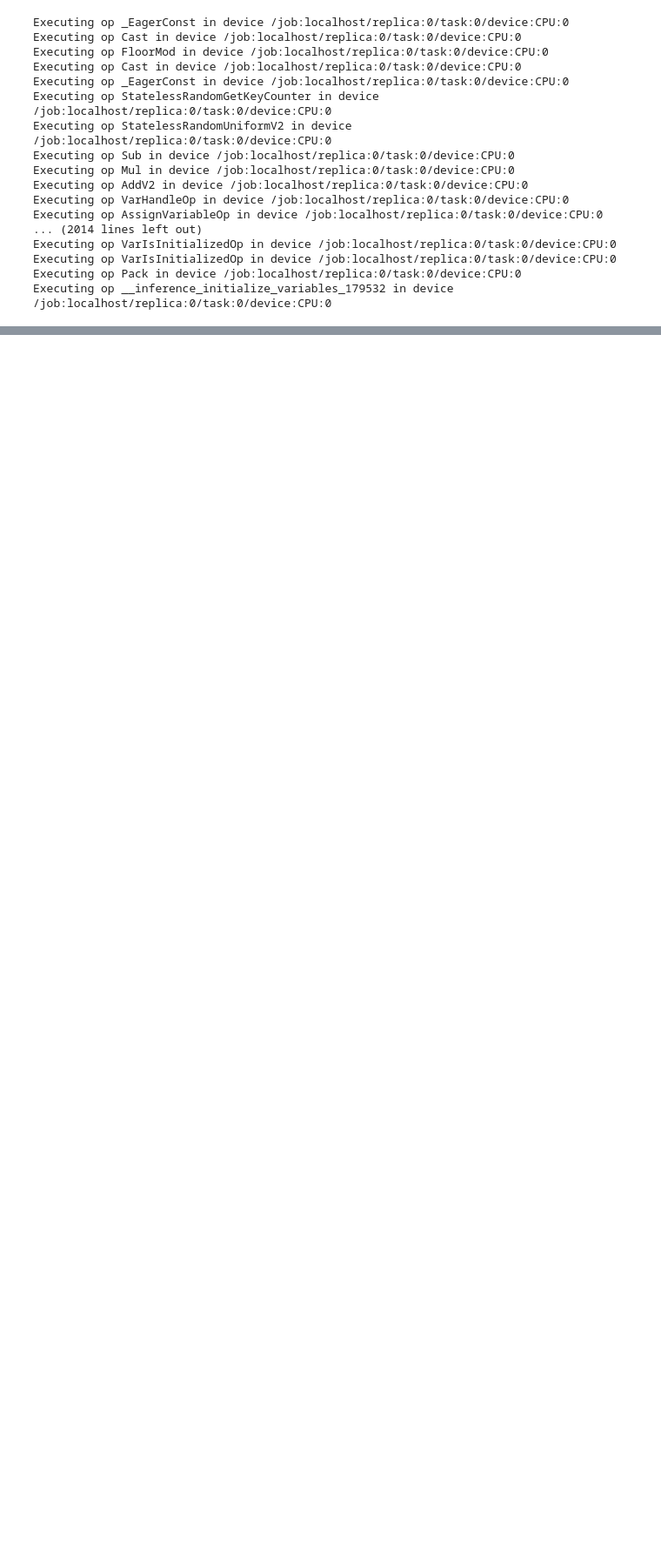
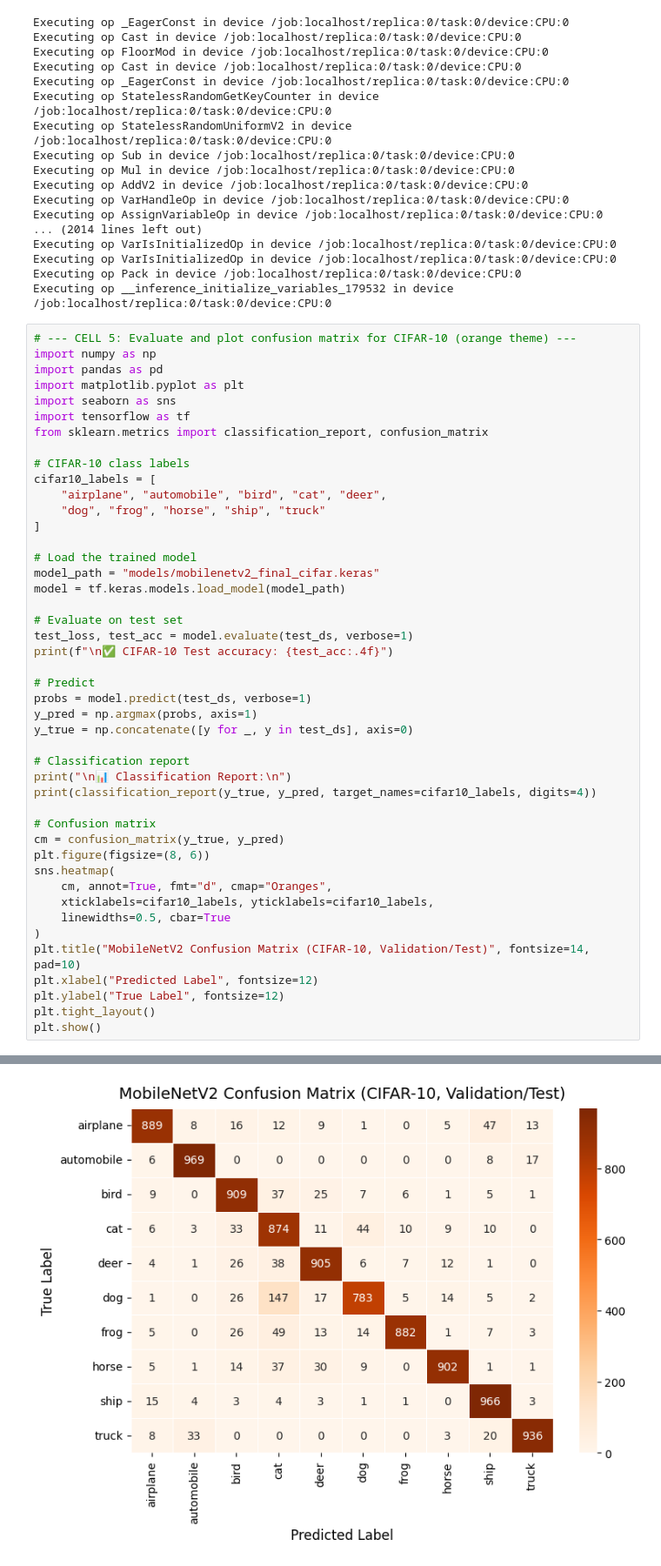
Before and after one commit to driedsoba/EE4483-Project, a Jupyter notebook: eda.ipynb, the cells around one changed output, grey strips where cells are left out. Shown at 87% size. Drawn from its saved outputs; the diff is of its cells as text; blank space fills up the shorter version.

Commit message:
Update notebook
included test results
- confusion matrix
- classification report

```diff
--- a/eda.ipynb
+++ b/eda.ipynb
@@ -1060,3 +1044,49 @@ Executing op VarIsInitializedOp in device /job:localhost/replica:0/task:0/device
 Executing op VarIsInitializedOp in device /job:localhost/replica:0/task:0/device:CPU:0
 Executing op Pack in device /job:localhost/replica:0/task:0/device:CPU:0
 Executing op __inference_initialize_variables_179532 in device /job:localhost/replica:0/task:0/device:CPU:0
+# %%
+# --- CELL 5: Evaluate and plot confusion matrix for CIFAR-10 (orange theme) ---
+import numpy as np
+import pandas as pd
+import matplotlib.pyplot as plt
+import seaborn as sns
+import tensorflow as tf
+from sklearn.metrics import classification_report, confusion_matrix
+
+# CIFAR-10 class labels
+cifar10_labels = [
+    "airplane", "automobile", "bird", "cat", "deer",
+    "dog", "frog", "horse", "ship", "truck"
+]
+
+# Load the trained model
+model_path = "models/mobilenetv2_final_cifar.keras"
+model = tf.keras.models.load_model(model_path)
+
+# Evaluate on test set
+test_loss, test_acc = model.evaluate(test_ds, verbose=1)
+print(f"\n✅ CIFAR-10 Test accuracy: {test_acc:.4f}")
+
+# Predict
+probs = model.predict(test_ds, verbose=1)
+y_pred = np.argmax(probs, axis=1)
+y_true = np.concatenate([y for _, y in test_ds], axis=0)
+
+# Classification report
+print("\n📊 Classification Report:\n")
+print(classification_report(y_true, y_pred, target_names=cifar10_labels, digits=4))
+
+# Confusion matrix
+cm = confusion_matrix(y_true, y_pred)
+plt.figure(figsize=(8, 6))
+sns.heatmap(
+    cm, annot=True, fmt="d", cmap="Oranges",
+    xticklabels=cifar10_labels, yticklabels=cifar10_labels,
+    linewidths=0.5, cbar=True
+)
+plt.title("MobileNetV2 Confusion Matrix (CIFAR-10, Validation/Test)", fontsize=14, pad=10)
+plt.xlabel("Predicted Label", fontsize=12)
+plt.ylabel("True Label", fontsize=12)
+plt.tight_layout()
+plt.show()
+# %% [output]
@@ -1062,0 +1110 @@ Executing op __inference_initialize_variables_179532 in device /job:localhost/re
+[figure, added]
```
Also changed, not shown: parts of 2 cells of this notebook.
